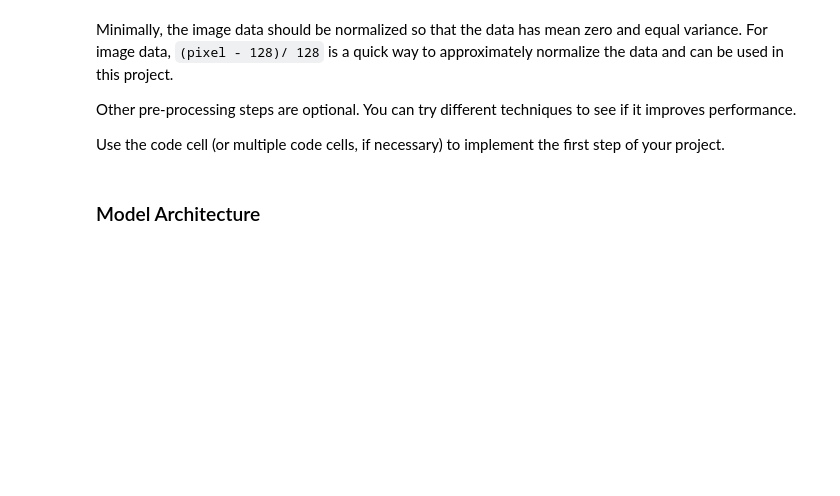
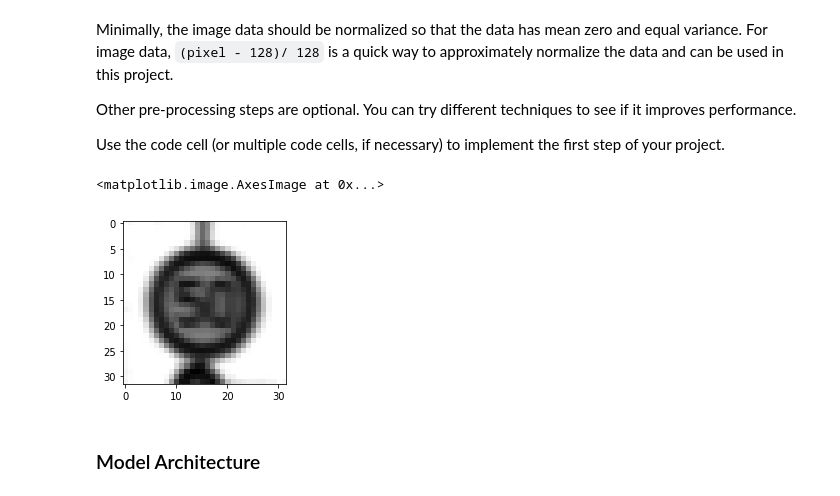
Before and after one commit to boldorider4/udacity_self_driving_engineer, a Jupyter notebook: P02-TrafficSign/Traffic_Sign_Classifier.ipynb, the cells around one changed output. Saved outputs shown, nothing was run; the diff lists cells and outputs as text; code cells hidden in the pictures; blank space fills up the shorter version.

```diff
--- a/P02-TrafficSign/Traffic_Sign_Classifier.ipynb
+++ b/P02-TrafficSign/Traffic_Sign_Classifier.ipynb
@@ -137,16 +146,13 @@ Use the code cell (or multiple code cells, if necessary) to implement the first
 # %%
-### Preprocess the data here. It is required to normalize the data. Other preprocessing steps could include
-### converting to grayscale, etc.
-
 ### normalize the data
 def normalize_image(image_data):
     # scale grayscale image data
     min_value = image_data.min()
     max_value = image_data.max()
-    a = .1
-    b = .9
+    a = .1*255
+    b = .9*255
     denom = (b-a)/(max_value-min_value)
-    returned_image = a + (image_data-min_value)*denom
+    returned_image = np.floor(a + (image_data-min_value)*denom)
     return returned_image
 # %%
 ### convert to grayscale
@@ -155,6 +161,23 @@ import numpy as np
 
 def grayscale(image_data):
     return cv2.cvtColor(image_data, cv2.COLOR_RGB2GRAY)
+# %%
+# Preparing data set
+
+# convert to grayscale and normalize image values on training, validation and testing sets
+X_train_norm = np.array([normalize_image(grayscale(image)) for image in X_train])
+X_valid_norm = np.array([normalize_image(grayscale(image)) for image in X_valid])
+X_test_norm = np.array([normalize_image(grayscale(image)) for image in X_test])
+
+image_shape = [len(X_train_norm[0]), len(X_train_norm[0][0]), 1]
+
+index = random.randint(0, n_train)
+image_test = X_train_norm[index].squeeze()
+plt.figure(figsize=(3,3))
+plt.imshow(image_test, cmap='gray')
+# %% [output]
+<matplotlib.image.AxesImage at 0x...>
+[figure, added]
 # %% [markdown]
 ### Model Architecture
 # %%
```
Also changed, not shown: parts of 7 cells of this notebook.
